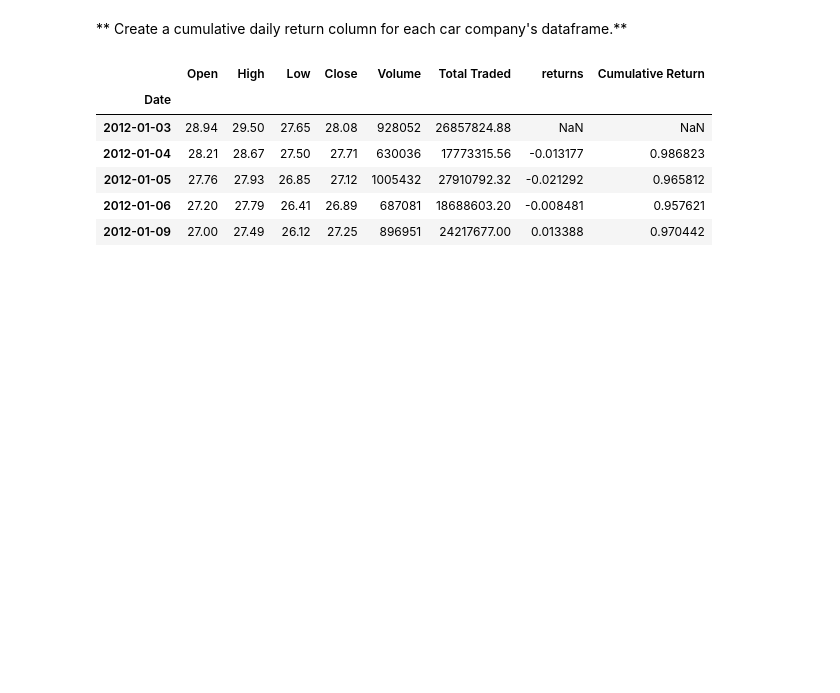
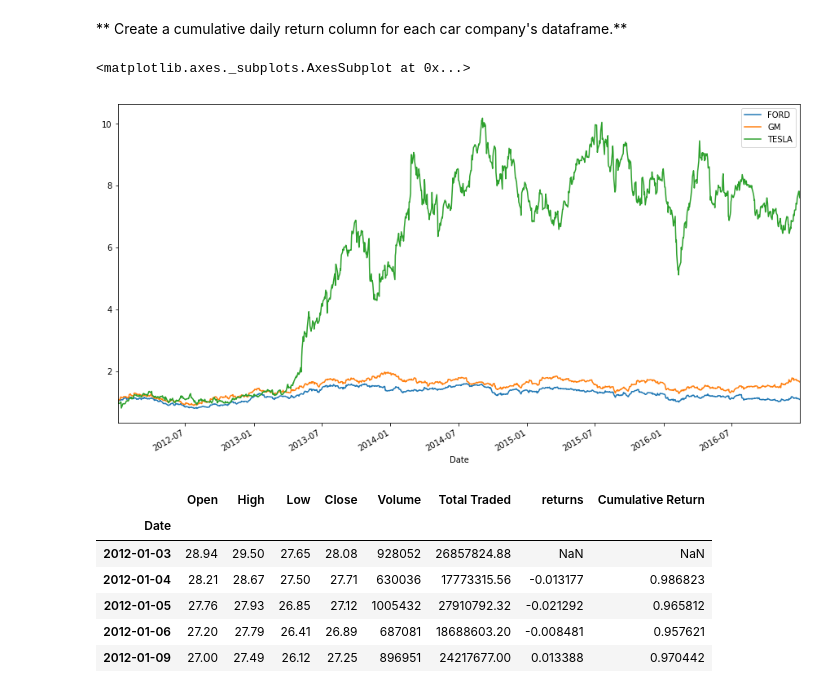
Before and after one commit to SergioEspinoza/PyfinanceCourse, a Jupyter notebook: 07-Stock-Market-Analysis-Capstone-Project/Stock Market Analysis Project.ipynb, the cells around one changed output. Drawn from its saved outputs; the diff is of its cells as text; code cells hidden in the pictures; blank space fills up the shorter version.

```diff
--- a/07-Stock-Market-Analysis-Capstone-Project/Stock Market Analysis Project.ipynb
+++ b/07-Stock-Market-Analysis-Capstone-Project/Stock Market Analysis Project.ipynb
@@ -529,6 +538,27 @@ Here we can see we are just multiplying our previous investment at i at t-1 by 1
     df[daily_cumulative_return] = ( 1 + df[pct_daily_return] ).cumprod()
 # %% [markdown]
 ** Create a cumulative daily return column for each car company's dataframe.**
+# %%
+F_pct = FORD['returns'].dropna()
+
+GM_pct = GM['returns'].dropna()
+
+TSLA_pct = TSLA['returns'].dropna()
+
+F_pct_cum = ( F_pct + 1 ).cumprod()
+
+GM_pct_cum = (GM_pct + 1 ).cumprod()
+
+TSLA_pct_cum = (TSLA_pct + 1 ).cumprod()
+
+dict_pct_cum = { 'FORD':F_pct_cum.values , 'TESLA':TSLA_pct_cum.values, 'GM':GM_pct_cum.values }
+
+df_pct_cum = pd.DataFrame( dict_pct_cum, index=GM_pct_cum.index )
+
+df_pct_cum.plot( figsize=(15,8))
+# %% [output]
+<matplotlib.axes._subplots.AxesSubplot at 0x...>
+[figure, added]
 # %%
 # %% [output]
 |  | Open | High | Low | Close | Volume | Total Traded | returns | Cumulative Return |
```
Also changed, not shown: parts of 4 cells of this notebook.
